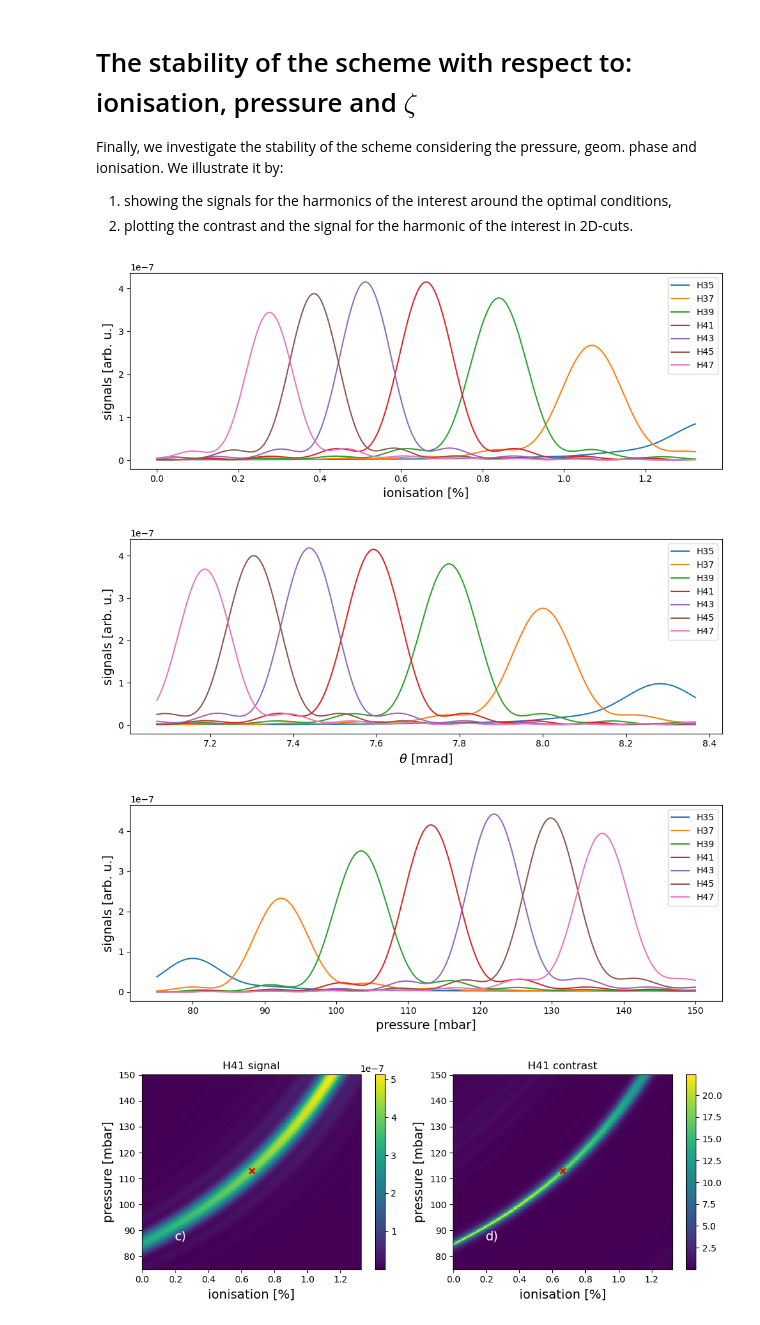
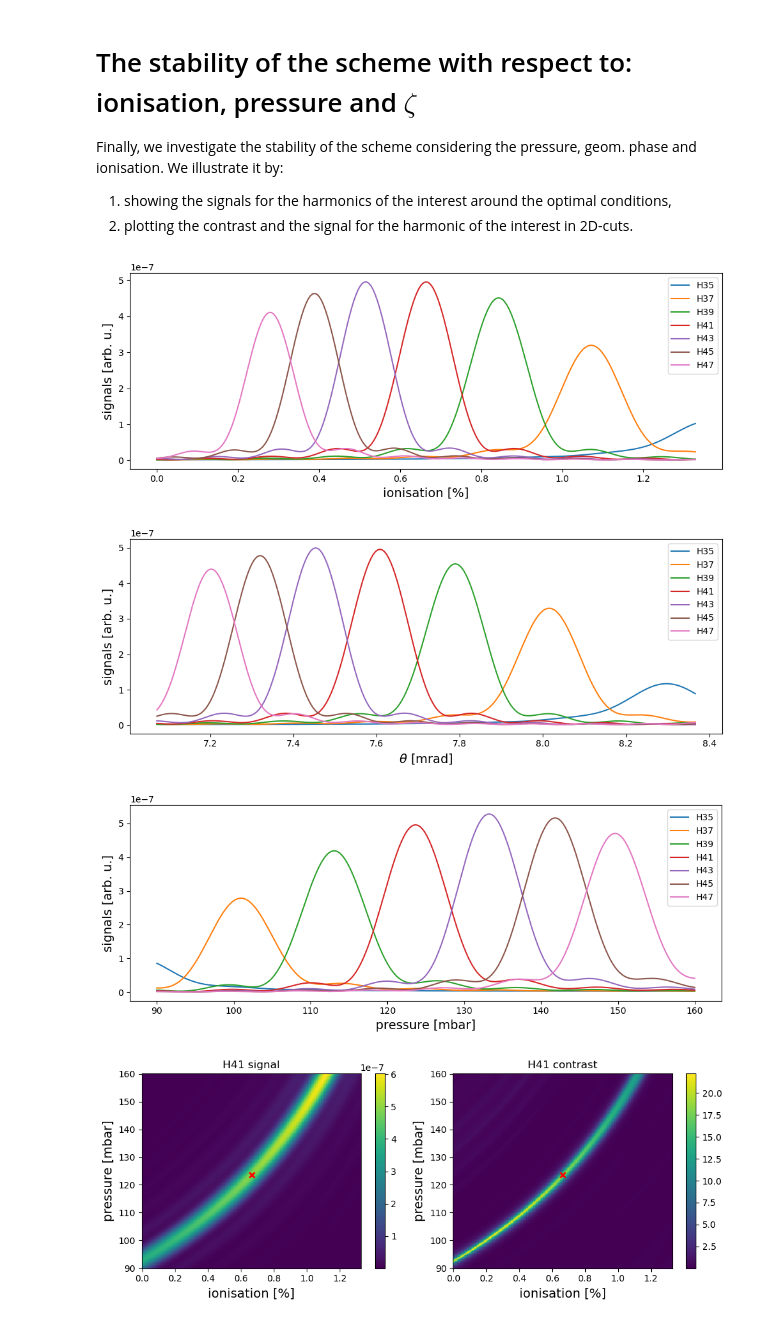
Before and after one commit to ofinke/Monochromatic-HHG-with-BG-beams, a Jupyter notebook: optimise_Ar_1030nm_H41_in_theta.ipynb, the cells around one changed output. Saved outputs shown, nothing was run; the diff lists cells and outputs as text; code cells hidden in the pictures.

```diff
--- a/optimise_Ar_1030nm_H41_in_theta.ipynb
+++ b/optimise_Ar_1030nm_H41_in_theta.ipynb
@@ -132,19 +133,19 @@ L_abs_p_f = lambda p: M_3Labs*l1 - L_abs_factor*XUV_index.L_abs(H_opt*omegaSI, p
 pressure = sp.optimize.newton(L_abs_p_f, pressure_guess)
 
 zeta_opt = XUV_sig.zeta_single_segment(pressure, H_opt, eta_gen, parameters)
-xi_opt = XUV_sig.xi_calc_pm(-delta_phi,pressure, l1, zeta_opt, eta_gen, H_opt, parameters)
+xi_opt = XUV_sig.xi_calc_pm(delta_phi,pressure, l1, zeta_opt, eta_gen, H_opt, parameters)
 print('zeta='+str(zeta_opt))
 print('xi='+str(xi_opt))
 
 # halving pressure
 zeta_opt2 = XUV_sig.zeta_single_segment(pressure, H_opt, eta_gen, parameters)
-xi_opt2 = XUV_sig.xi_calc_pm(-delta_phi,pressure, 0.5*l1, zeta_opt, eta_gen, H_opt, parameters)
+xi_opt2 = XUV_sig.xi_calc_pm(delta_phi,pressure, 0.5*l1, zeta_opt, eta_gen, H_opt, parameters)
 print('zeta2='+str(zeta_opt2))
 print('xi2='+str(xi_opt2))
 
 # doubling the jump
 zeta_opt3 = XUV_sig.zeta_single_segment(pressure, H_opt, eta_gen, parameters)
-xi_opt3 = XUV_sig.xi_calc_pm(-2.*delta_phi,pressure, l1, zeta_opt, eta_gen, H_opt, parameters)
+xi_opt3 = XUV_sig.xi_calc_pm(2.*delta_phi,pressure, l1, zeta_opt, eta_gen, H_opt, parameters)
 print('zeta3='+str(zeta_opt3))
 print('xi3='+str(xi_opt3))
 
@@ -156,64 +157,55 @@ signal_list3 = [XUV_sig.periodic_medium_signal(pressure, zeta_opt3, l1, xi_opt3,
 
 # plot signals
 sig_norm = asymptotic_signal(pressure,H_opt*omegaSI)
-fig, ax = plt.subplots(figsize=(10,5))
+fig, ax = plt.subplots(figsize=(10,4))
 ax.set_xlabel("Number of periods [-]", fontsize=14)
 ax.set_ylabel("Signals [arb. u.]", fontsize=14)
-ax.tick_params(axis="both", labelsize=14)
 for k1 in range(len(H_interest)):
     ax.plot(M_grid, signal_list[k1]/sig_norm, label= r"H"+str(H_interest[k1]))
 
 ax_right = ax.twinx()
 ax_right.set_ylabel("Contrast [-]", fontsize=14)
-ax_right.tick_params(axis="both", labelsize=14)
 ax_right.plot(M_grid, XUV_sig.monochrom_function(H_interest, signal_list, H_opt, H_compare, metric='max'), color='0.8', linestyle='--', alpha=0.7)
 
-ax.legend(fontsize=14)
+ax.legend()
 ax.set_title("Reference case")
 
 plt.tight_layout()
-# plt.savefig("reference_case.png", dpi=600)
 # fig.savefig('Reference_case.pdf')
 plt.show()
 
 fig, ax = plt.subplots(figsize=(10,4))
 ax.set_xlabel("Number of periods [-]", fontsize=14)
 ax.set_ylabel("Signals [arb. u.]", fontsize=14)
-ax.tick_params(axis="both", labelsize=14)
 for k1 in range(len(H_interest)):
     ax.plot(M_grid, signal_list2[k1]/sig_norm, label= r"H"+str(H_interest[k1]))
 
 ax_right = ax.twinx()
 ax_right.set_ylabel("Contrast [-]", fontsize=14)
-ax_right.tick_params(axis="both", labelsize=14)
 ax_right.plot(M_grid, XUV_sig.monochrom_function(H_interest, signal_list2, H_opt, H_compare, metric='max'), color='0.8', linestyle='--', alpha=0.7)
 
-ax.legend(fontsize=14)
+ax.legend()
 
 ax.set_title(r"Halved $l_1$")
 
 plt.tight_layout()
-plt.savefig("fig 5 l1 halved A", dpi=600)
 # fig.savefig('l1_halved.pdf')
 plt.show()
 
 fig, ax = plt.subplots(figsize=(10,4))
 ax.set_xlabel("Number of periods [-]", fontsize=14)
 ax.set_ylabel("Signals [arb. u.]", fontsize=14)
-ax.tick_params(axis="both", labelsize=14)
 for k1 in range(len(H_interest)):
     ax.plot(M_grid, signal_list3[k1]/sig_norm, label= r"H"+str(H_interest[k1]))
 
 ax_right = ax.twinx()
 ax_right.set_ylabel("Contrast [-]", fontsize=14)
-ax_right.tick_params(axis="both", labelsize=14)
 ax_right.plot(M_grid, XUV_sig.monochrom_function(H_interest, signal_list3, H_opt, H_compare, metric='max'), color='0.8', linestyle='--', alpha=0.7)
 
-ax.legend(fontsize=14)
+ax.legend()
 ax.set_title("Doubled the phase jump")
 
 plt.tight_layout()
-plt.savefig("fig 5 Phase-jump_doubled B", dpi=600)
 # fig.savefig('Phase-jump_doubled.pdf')
 plt.show()
 
@@ -222,11 +214,10 @@ plt.show()
 fig, ax = plt.subplots(figsize=(10,4))
 ax.set_xlabel("Number of periods [-]", fontsize=14)
 ax.set_ylabel("Contrast [-]", fontsize=14)
-ax.tick_params(axis="both", labelsize=14)
 ax.semilogy(M_grid, XUV_sig.monochrom_function(H_interest, signal_list, H_opt, H_compare, metric='max'), label = 'Reference case')
 ax.semilogy(M_grid, XUV_sig.monochrom_function(H_interest, signal_list2, H_opt, H_compare, metric='max'), label = r"Halved $l_1$")
 ax.semilogy(M_grid, XUV_sig.monochrom_function(H_interest, signal_list3, H_opt, H_compare, metric='max'), label = "Doubled the phase jump")
-plt.legend(fontsize=14)
+plt.legend()
 
 plt.tight_layout()
 # fig.savefig('Contrasts_comparisons.pdf')
@@ -293,7 +356,7 @@ Finally, we investigate the stability of the scheme considering the pressure, ge
 # %%
 ## grids of parameters
 zeta_grid = np.linspace(2.5e-5,3.5e-5,250)
-pressure_grid = np.linspace(75e-3,150e-3,250)
+pressure_grid = np.linspace(90e-3,160e-3,250)
 eta_grid = np.linspace(0,0.5*eta_opt,250)
 
 # harmonics of the interest on the grids
@@ -317,7 +380,7 @@ for k1 in range(len(H_interest)):
 plt.legend()
 
 plt.tight_layout()
-fig.savefig('Signals_stability_theta.pdf')
+# fig.savefig('Signals_stability_theta.pdf')
 plt.show()
 
 fig, ax = plt.subplots(figsize=(10,4))
@@ -349,8 +412,6 @@ ax[0].set_xlabel("ionisation [%]", fontsize=14)
 ax[0].set_title('H'+str(H_opt)+' signal')
 plt.colorbar(im, ax=ax[0])
 
-# Annotation, used in the paper.
-ax[0].annotate('c)',xy=(.15,.85),fontsize=14,color='w',xycoords='axes fraction')
 
 im = ax[1].pcolormesh(1e2*eta_grid, 1e3*pressure_grid,
                  XUV_sig.monochrom_function(H_interest,signals,H_opt,H_compare, metric = 'max')) #signals[H_interest.index(H_opt)])
@@ -361,9 +422,6 @@ plt.colorbar(im, ax=ax[1])
 
 ax[0].scatter(1e2*eta_gen, 1e3*pressure, c='r',marker='x',linewidths=2)
 ax[1].scatter(1e2*eta_gen, 1e3*pressure, c='r',marker='x',linewidths=2)
-
-# Annotation, used in the paper.
-ax[1].annotate('d)',xy=(.15,.85),fontsize=14,color='w',xycoords='axes fraction')
 
 plt.tight_layout()
 # fig.savefig('Signals_stability_eta-pressure.pdf')
@@ -384,8 +442,6 @@ ax[0].set_xlabel(r"$\theta$ [mrad]", fontsize=14)
 ax[0].set_title('H'+str(H_opt)+' signal')
 plt.colorbar(im, ax=ax[0])
 
-# Annotation, used in the paper.
-ax[0].annotate('a)',xy=(.15,.85),fontsize=14,color='w',xycoords='axes fraction')
 
 im = ax[1].pcolormesh(1e3*XUV_sig.zeta2theta(zeta_grid), 1e3*pressure_grid,
                  XUV_sig.monochrom_function(H_interest,signals,H_opt,H_compare, metric = 'max')) #signals[H_interest.index(H_opt)])
@@ -396,9 +452,6 @@ plt.colorbar(im, ax=ax[1])
 
 ax[0].scatter(1e3*XUV_sig.zeta2theta(zeta_opt), 1e3*pressure, c='r',marker='x',linewidths=2)
 ax[1].scatter(1e3*XUV_sig.zeta2theta(zeta_opt), 1e3*pressure, c='r',marker='x',linewidths=2)
-
-# Annotation, used in the paper.
-ax[1].annotate('b)',xy=(.15,.85),fontsize=14,color='w',xycoords='axes fraction')
 
 plt.tight_layout()
 # fig.savefig('Signals_stability_pressure-zeta.pdf')
@@ -407,37 +460,36 @@ plt.tight_layout()
 # zeta-ionisation
 signals = []
 for k1 in range(len(H_interest)):
     signals.append(np.zeros((len(zeta_grid),len(eta_grid))))
     for k2 in range(len(zeta_grid)):
         signals[k1][k2,:] = XUV_sig.periodic_medium_signal(pressure, zeta_grid[k2], l1, xi_opt, eta_grid, H_interest[k1], M_3Labs, parameters)[1]
 
 
 fig, ax = plt.subplots(nrows=1, ncols=2, figsize=(10,4))
 im = ax[0].pcolormesh(1e2*eta_grid, 1e3*XUV_sig.zeta2theta(zeta_grid), signals[H_interest.index(H_opt)])
 ax[0].set_ylabel(r"$\theta$ [mrad]", fontsize=14)
 ax[0].set_xlabel("ionisation [%]", fontsize=14)
 ax[0].set_title('H'+str(H_opt)+' signal')
 plt.colorbar(im, ax=ax[0])
 
 
-
-
 im = ax[1].pcolormesh(1e2*eta_grid, 1e3*XUV_sig.zeta2theta(zeta_grid),
                  XUV_sig.monochrom_function(H_interest,signals,H_opt,H_compare, metric = 'max')) #signals[H_interest.index(H_opt)])
 ax[1].set_ylabel(r"$\theta$ [mrad]", fontsize=14)
 ax[1].set_xlabel("ionisation [%]", fontsize=14)
 ax[1].set_title('H'+str(H_opt)+' contrast')
 plt.colorbar(im, ax=ax[1])
 
 ax[0].scatter(1e2*eta_gen, 1e3*XUV_sig.zeta2theta(zeta_opt),c='r',marker='x',linewidths=2)
 ax[1].scatter(1e2*eta_gen, 1e3*XUV_sig.zeta2theta(zeta_opt),c='r',marker='x',linewidths=2)
 
-
+# Annotation, used in the paper.
+ax[1].annotate('a)',xy=(.85,.85),fontsize=14,color='w',xycoords='axes fraction')
 
 plt.tight_layout()
 # fig.savefig('Signals_stability_eta-zeta.pdf')
 # %% [output]
-[figure, old version]
+[figure, new version]
-[figure, old version]
+[figure, new version]
-[figure, old version]
+[figure, new version]
-[figure, old version]
+[figure, new version]
```
Also changed, not shown: parts of 9 cells of this notebook, 11 other files.
